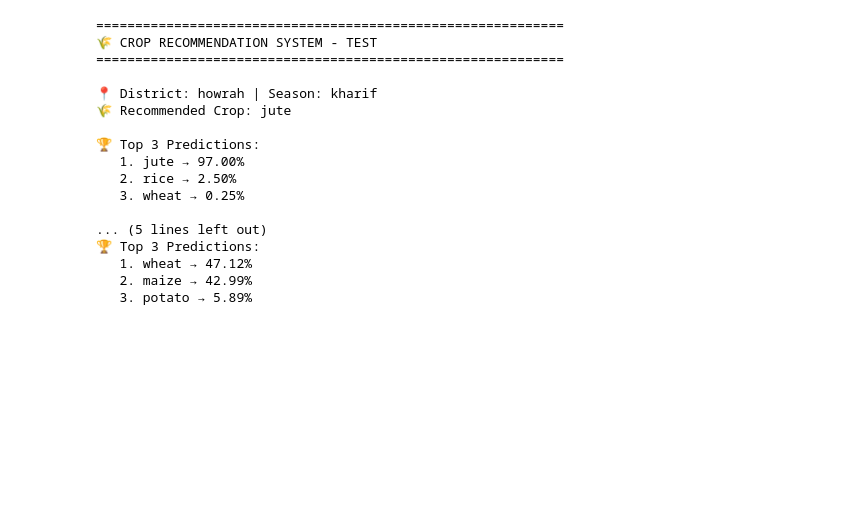
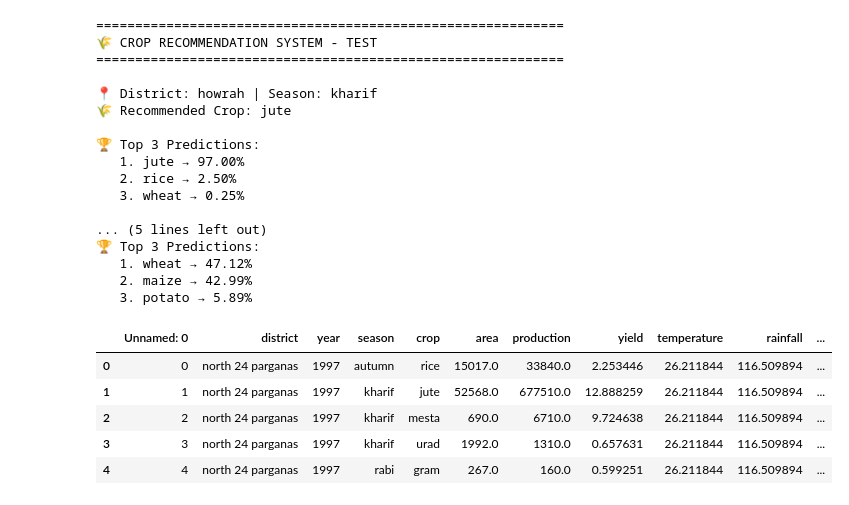
Before and after one commit to devsoumyadip/crop_recom_w_UI, a Jupyter notebook: test.ipynb, the cells around one changed output. Cells and saved outputs as stored; diff of their text form; code cells hidden in the pictures; blank space fills up the shorter version.

Commit message:
added baseline and improved version implementation on merged data- crop,weather,soil

```diff
--- a/test.ipynb
+++ b/test.ipynb
@@ -613,3 +613,17 @@ result2 = recommend_crop_enhanced("bankura", "rabi")
    1. wheat → 47.12%
    2. maize → 42.99%
    3. potato → 5.89%
+# %%
+import pandas as pd
+# import numpy as np
+
+df = pd.read_csv("./data/finalData.csv")
+# %%
+df.head()
+# %% [output]
+|  | Unnamed: 0 | district | year | season | crop | area | production | yield | temperature | rainfall | ... |
+| 0 | 0 | north 24 parganas | 1997 | autumn | rice | 15017.0 | 33840.0 | 2.253446 | 26.211844 | 116.509894 | ... |
+| 1 | 1 | north 24 parganas | 1997 | kharif | jute | 52568.0 | 677510.0 | 12.888259 | 26.211844 | 116.509894 | ... |
+| 2 | 2 | north 24 parganas | 1997 | kharif | mesta | 690.0 | 6710.0 | 9.724638 | 26.211844 | 116.509894 | ... |
+| 3 | 3 | north 24 parganas | 1997 | kharif | urad | 1992.0 | 1310.0 | 0.657631 | 26.211844 | 116.509894 | ... |
+| 4 | 4 | north 24 parganas | 1997 | rabi | gram | 267.0 | 160.0 | 0.599251 | 26.211844 | 116.509894 | ... |
```
Also changed, not shown: 15 other files.
